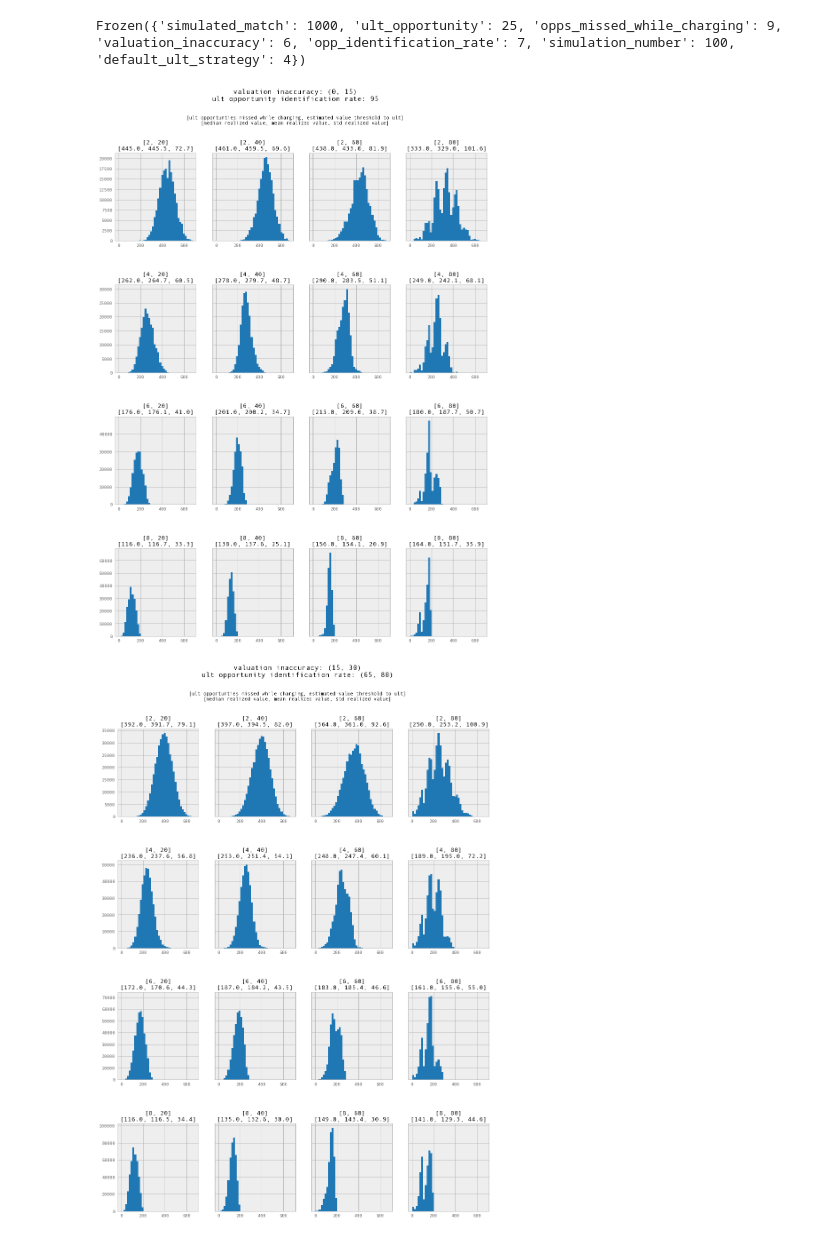
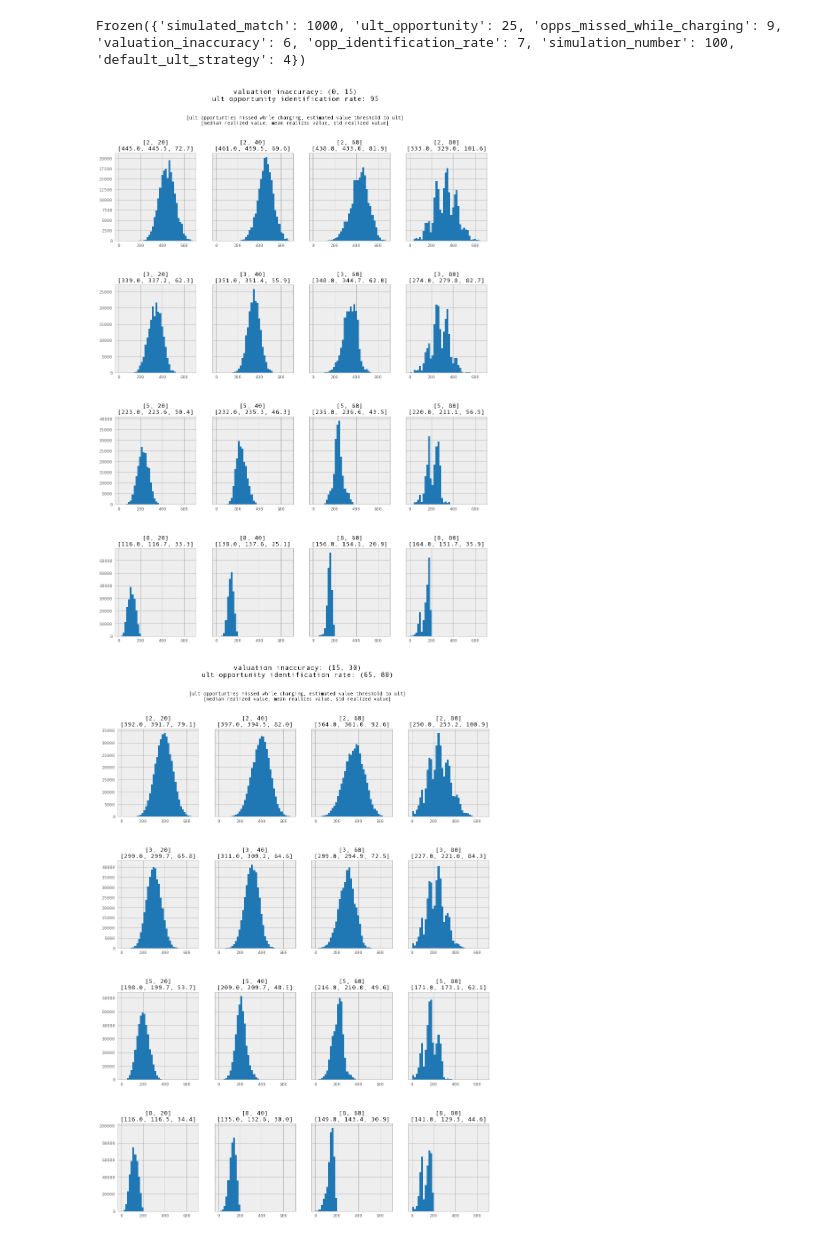
Before and after one commit to csojinb/ow-analysis, a Jupyter notebook: ult-usage-simulation.ipynb, the cells around one changed output. Cells and saved outputs as stored; diff of their text form; code cells hidden in the pictures.

Commit message:
Modify distribution of ult charge times used in plots
Originally using [2, 4, 6, 8], but small differences are more impactful
at lower values. Change to [2, 3, 5, 8]

```diff
--- a/ult-usage-simulation.ipynb
+++ b/ult-usage-simulation.ipynb
@@ -223,33 +223,33 @@ def plot_variations_for_valuation_params(realized_value, valuation_inaccuracy, o
         valuation_inaccuracy, opp_identification_rate), fontsize=16)
     fig.text(0.5, 0.925, ('[ult opportunties missed while charging, estimated value threshold to ult]\n'
                          '[median realized value, mean realized value, std realized value]'),
              horizontalalignment='center', fontsize=11)
 
     plot_data = realized_value.sel(
         valuation_inaccuracy=_transform_to_slice(valuation_inaccuracy),
         opp_identification_rate=_transform_to_slice(opp_identification_rate),
     )
     max_realized_value = plot_data.max().item()
 
-    for i, (opps_missed_while_charging, default_ult_strategy) in enumerate(it.product([2, 4, 6, 8], ds.default_ult_strategy.to_series())):
+    for i, (opps_missed_while_charging, default_ult_strategy) in enumerate(it.product([2, 3, 5, 8], ds.default_ult_strategy.to_series())):
         ax = axes[i // 4, i % 4]
         subplot_data = plot_data.sel(
             default_ult_strategy=default_ult_strategy,
             opps_missed_while_charging=opps_missed_while_charging
         )
         subplot_data.plot.hist(ax=ax, range=[0, max_realized_value], bins=bins)
         ax.set_title('[{0}, {1}]\n[{2}, {3}, {4}]'.format(
             opps_missed_while_charging,
             default_ult_strategy,
             *map(lambda stat: round(getattr(subplot_data, stat)().item(), 1), ['median', 'mean', 'std'])
         ))
         ax.tick_params(labelbottom=True)
 
 # 22.4M match simulations in the plots below
 plot_variations_for_valuation_params(realized_value, valuation_inaccuracy=(0, 15), opp_identification_rate=95)
 plot_variations_for_valuation_params(realized_value, valuation_inaccuracy=(15, 30), opp_identification_rate=(65, 80))
 plot_variations_for_valuation_params(realized_value, valuation_inaccuracy=(30, 45), opp_identification_rate=(35, 50))
 plot_variations_for_valuation_params(realized_value, valuation_inaccuracy=(60, 75), opp_identification_rate=(5, 20))
 # %% [output]
-[figure, old version]
+[figure, new version]
-[figure, old version]
+[figure, new version]
```
Also changed, not shown: parts of 1 cell of this notebook.
